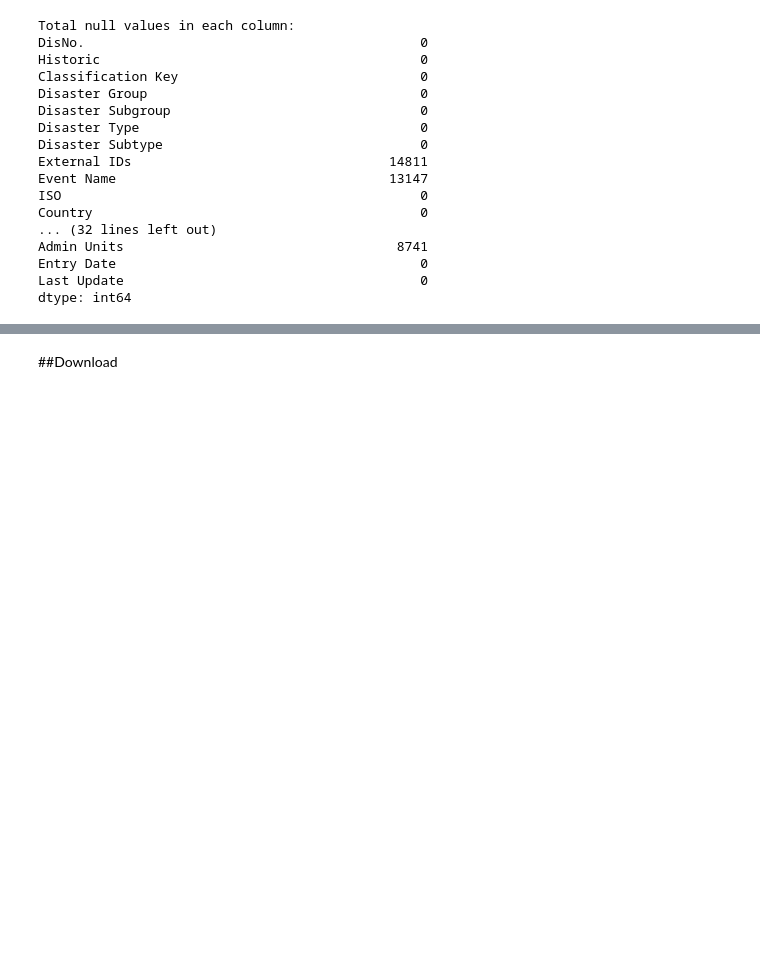
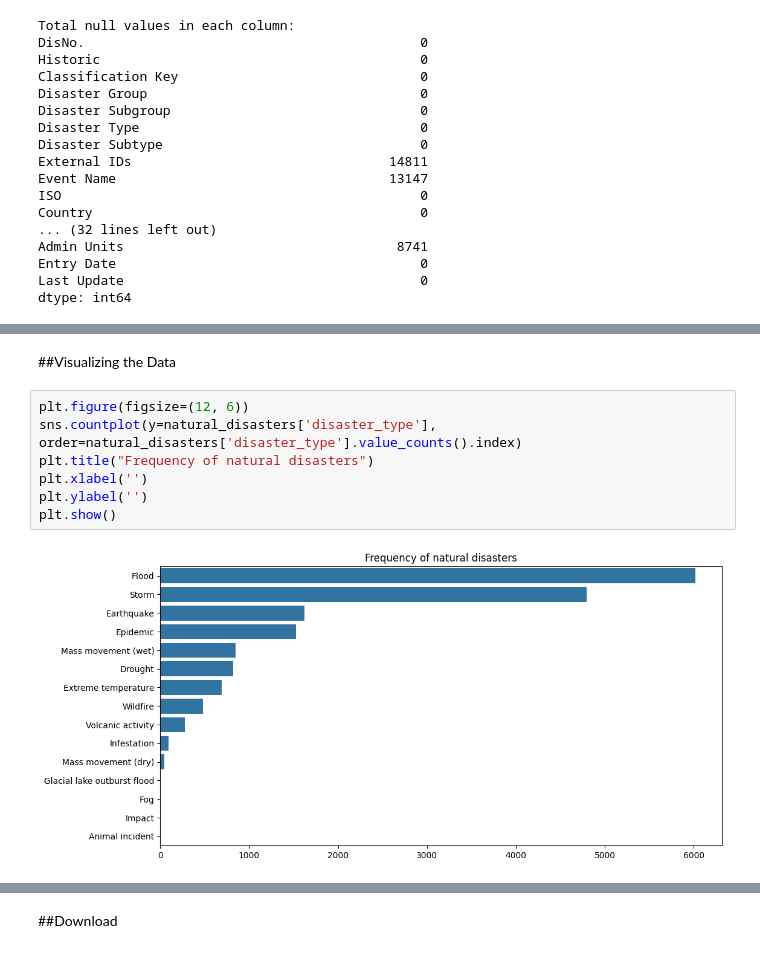
Before and after one commit to bsap16/world_s_disasters_analysis, a Jupyter notebook: Disasters.ipynb, the cells around one changed output, grey strips where cells are left out. Cells and saved outputs as stored; diff of their text form; blank space fills up the shorter version.

```diff
--- a/Disasters.ipynb
+++ b/Disasters.ipynb
@@ -517,0 +554,11 @@ dtype: int64
+# %% [markdown]
+##Visualizing the Data
+# %%
+plt.figure(figsize=(12, 6))
+sns.countplot(y=natural_disasters['disaster_type'], order=natural_disasters['disaster_type'].value_counts().index)
+plt.title("Frequency of natural disasters")
+plt.xlabel('')
+plt.ylabel('')
+plt.show()
+# %% [output]
+[figure, added]
```
Also changed, not shown: parts of 18 cells of this notebook.
